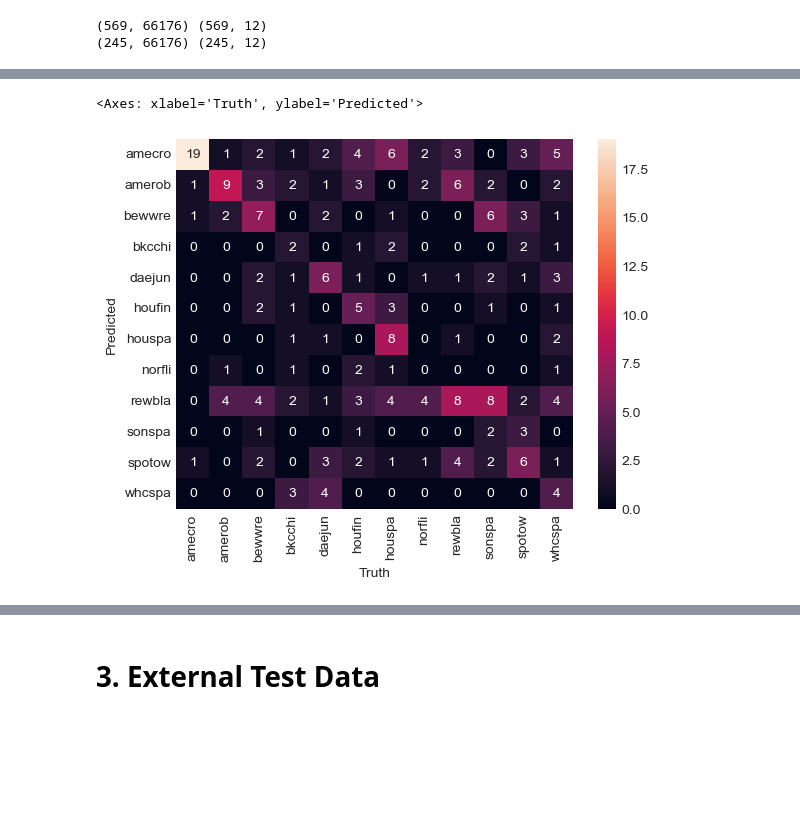
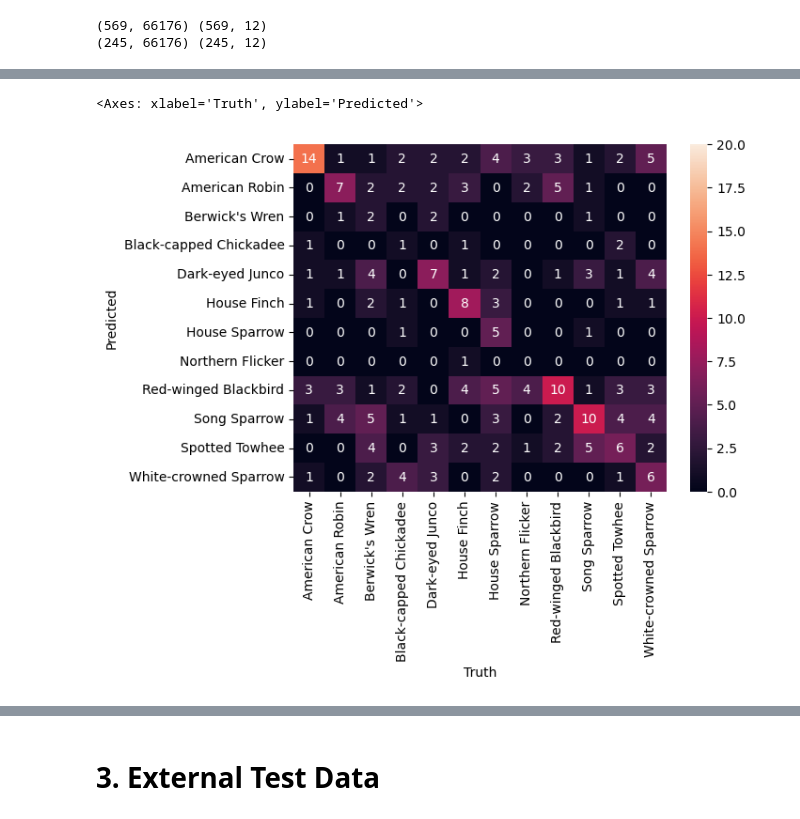
Before and after one commit to senaisle/DATA-5322, a Jupyter notebook: 3. Deep Learning/birdcall_classification.ipynb, the cells around one changed output, grey strips where cells are left out. Drawn from its saved outputs; the diff is of its cells as text; code cells hidden in the pictures; blank space fills up the shorter version.

```diff
--- a/3. Deep Learning/birdcall_classification.ipynb
+++ b/3. Deep Learning/birdcall_classification.ipynb
@@ -158,6 +157,24 @@ print(1+f["houfin"][:,:,7].flatten()/80)
  'rewbla' 'sonspa' 'spotow' 'whcspa']
 [0.13432064 0.11005001 0.07989178 ... 0.         0.         0.15212765]
 [0.13432064 0.11005001 0.07989178 ... 0.         0.         0.15212765]
+# %%
+code_to_name = {
+    "amecro": "American Crow",
+    "amerob": "American Robin",
+    "bewwre": "Berwick's Wren",
+    "bkcchi": "Black-capped Chickadee",
+    "daejun": "Dark-eyed Junco",
+    "houfin": "House Finch",
+    "houspa": "House Sparrow",
+    "norfli": "Northern Flicker",
+    "rewbla": "Red-winged Blackbird",
+    "sonspa": "Song Sparrow",
+    "spotow": "Spotted Towhee",
+    "whcspa": "White-crowned Sparrow"
+}
+
+def to_names(prediction):
+    return [code_to_name[code] for code in prediction]
 # %% [markdown]
 # 2. Data Modeling
 # %% [markdown]
@@ -386,7 +408,7 @@ CNNm_light = Sequential([
 
     # flatten + fully connected layers
     Flatten(),
-    Dense(units=64, activation="relu"),
+    Dense(units=128, activation="relu"),
     BatchNormalization(),
     Dropout(0.25),
     Dense(units=12, activation="softmax")
@@ -511,8 +533,9 @@ confusion_table(ym_pred,ym_truth)
 # %%
-sns.heatmap(confusion_table(ym_pred,ym_truth), annot=True)
+# vmax = 20 so that color is comparable with next heatmap
+sns.heatmap(confusion_table(to_names(ym_pred),to_names(ym_truth)), annot=True, vmax=20)
 # %% [output]
 <Axes: xlabel='Truth', ylabel='Predicted'>
-[figure, old version]
+[figure, new version]
 # %%
 plot_history(histm_heavy)
 # %% [output]
```
Also changed, not shown: parts of 20 cells of this notebook, 2 other files.
